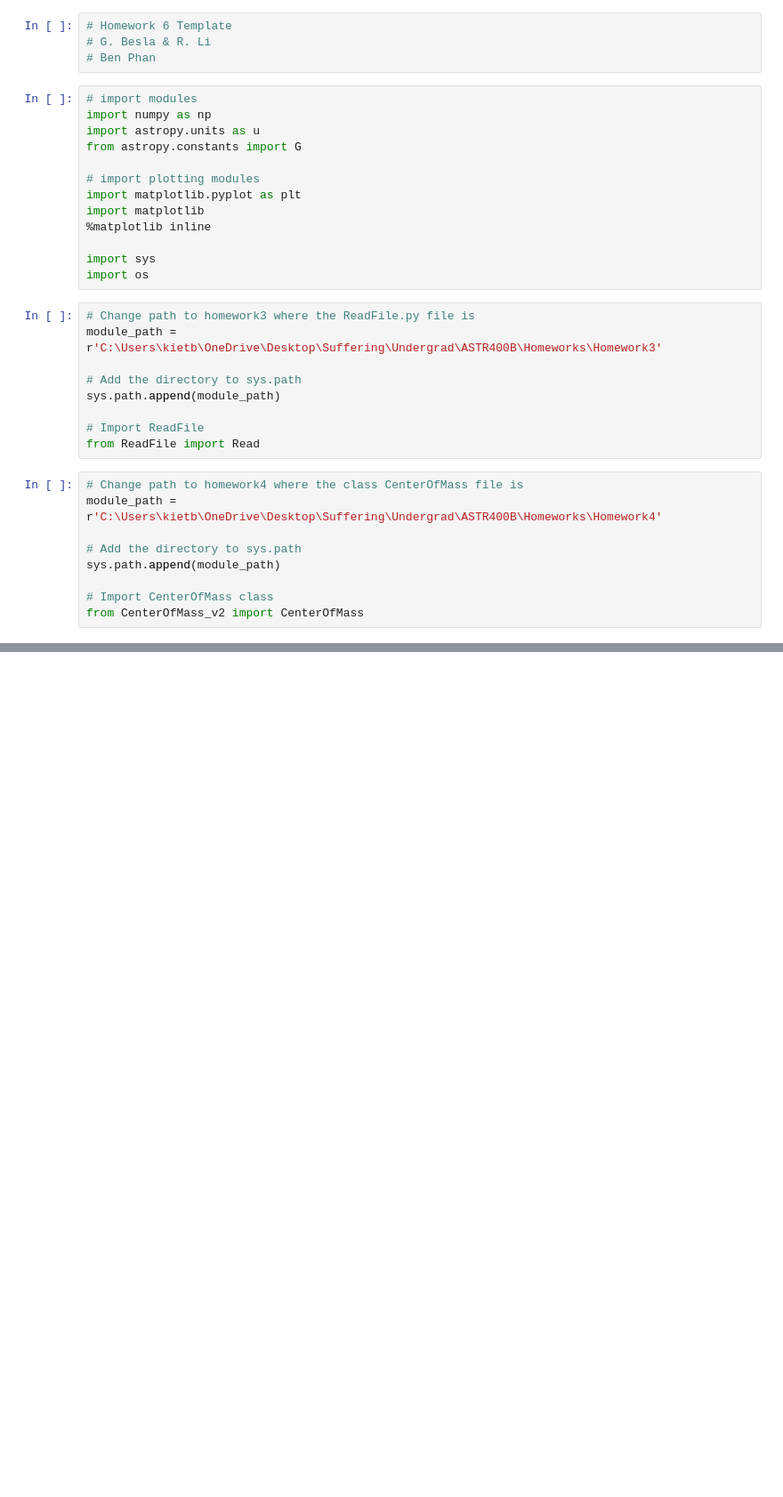
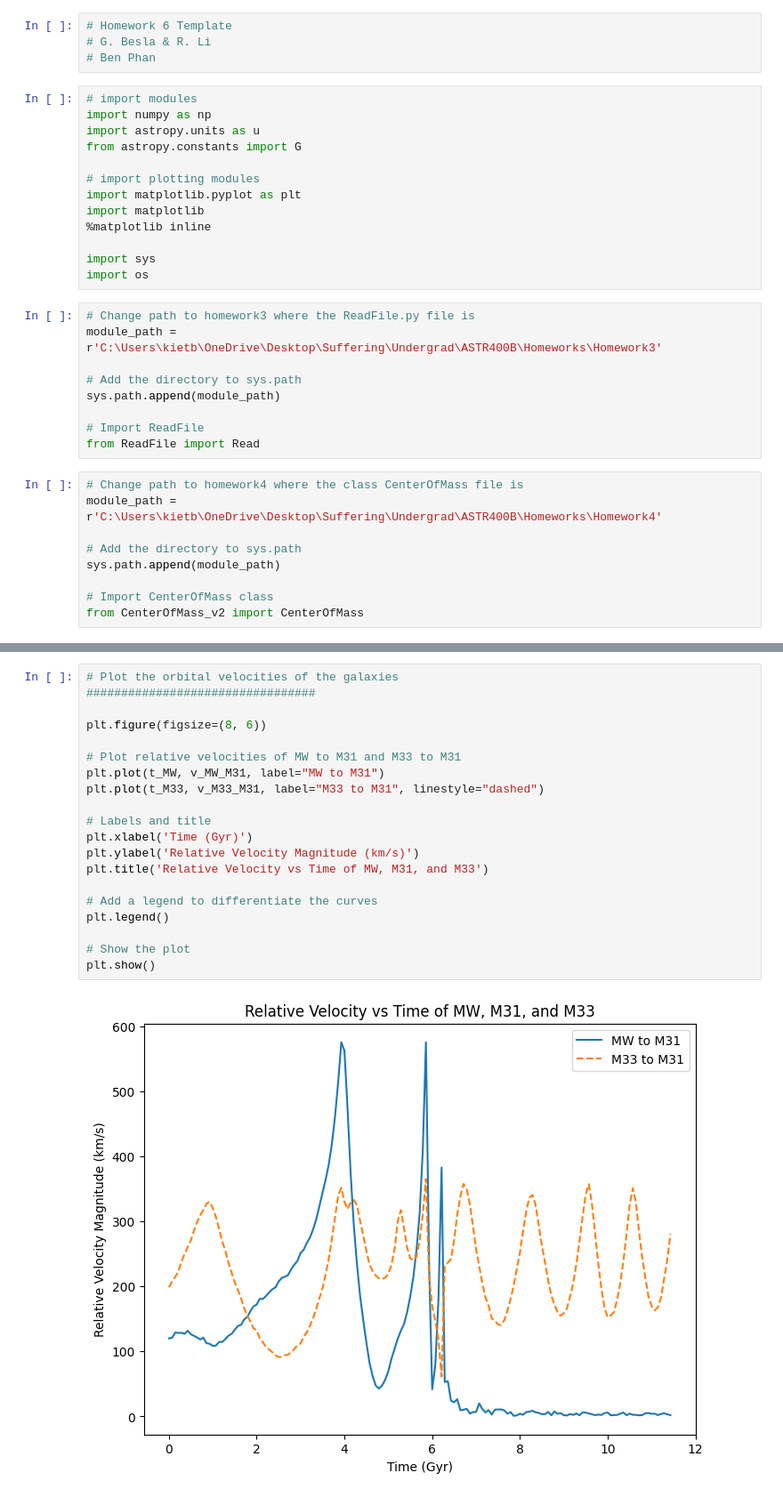
Before and after one commit to B3nn1E/ASTR400B, a Jupyter notebook: Homeworks/Homework6/OrbitCOM.ipynb, the cells around one changed output, grey strips where cells are left out. Shown: that part at 89% size. Cells and saved outputs as stored; diff of their text form; blank space fills up the shorter version.

```diff
--- a/Homeworks/Homework6/OrbitCOM.ipynb
+++ b/Homeworks/Homework6/OrbitCOM.ipynb
@@ -175,0 +283,22 @@ FileNotFoundError: Orbit_MW.txt not found.
+# %%
+# Plot the orbital velocities of the galaxies
+#################################
+
+plt.figure(figsize=(8, 6))
+
+# Plot relative velocities of MW to M31 and M33 to M31
+plt.plot(t_MW, v_MW_M31, label="MW to M31")
+plt.plot(t_M33, v_M33_M31, label="M33 to M31", linestyle="dashed")
+
+# Labels and title
+plt.xlabel('Time (Gyr)')
+plt.ylabel('Relative Velocity Magnitude (km/s)')
+plt.title('Relative Velocity vs Time of MW, M31, and M33')
+
+# Add a legend to differentiate the curves
+plt.legend()
+
+# Show the plot
+plt.show()
+# %% [output]
+[figure, added]
```
Also changed, not shown: parts of 17 cells of this notebook, 3 other files.
